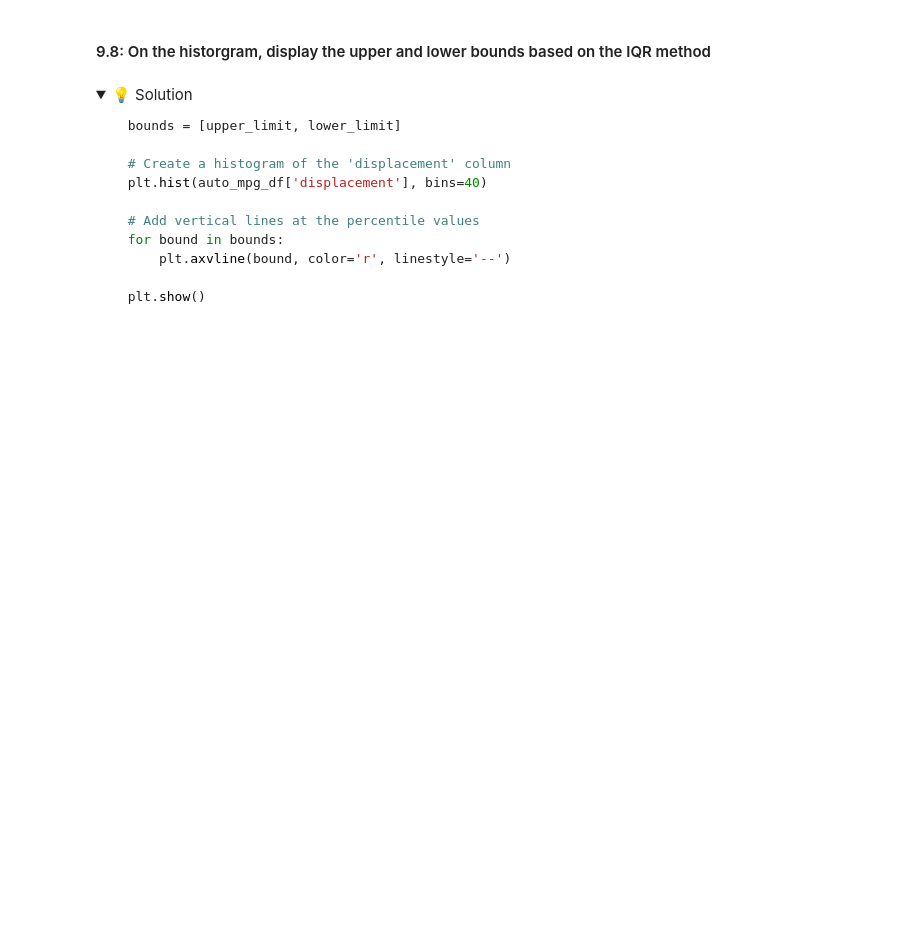
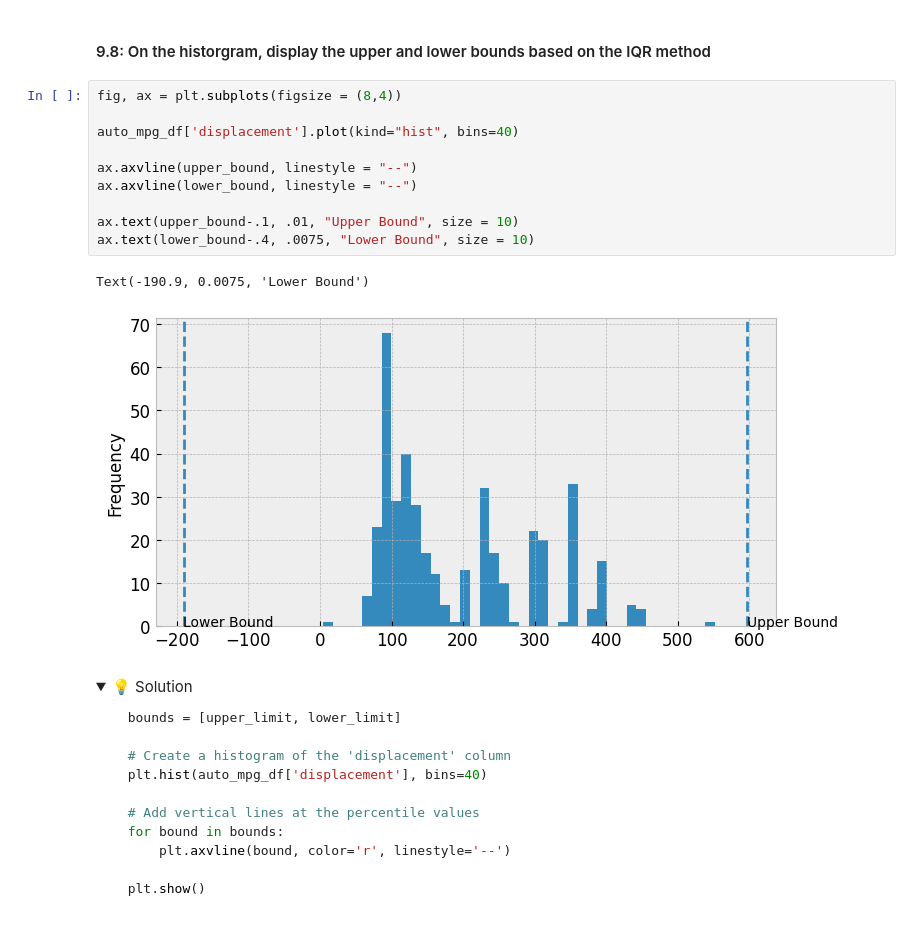
Before and after one commit to IT4063-Spring2025/exploratory-data-analysis-oyekunmo, a Jupyter notebook: notebook.ipynb, the cells around one changed output. Saved outputs shown, nothing was run; the diff lists cells and outputs as text; folded sections open; blank space fills up the shorter version.

Commit message:
9.8 On the histograme display the upper and lower bounds based on the IQR method

```diff
--- a/notebook.ipynb
+++ b/notebook.ipynb
@@ -791,6 +791,19 @@ plt.show
 </details>
 # %% [markdown]
 #### 9.8: On the historgram, display the upper and lower bounds based on the IQR method
+# %%
+fig, ax = plt.subplots(figsize = (8,4))
+
+auto_mpg_df['displacement'].plot(kind="hist", bins=40)
+
+ax.axvline(upper_bound, linestyle = "--")
+ax.axvline(lower_bound, linestyle = "--")
+
+ax.text(upper_bound-.1, .01, "Upper Bound", size = 10)
+ax.text(lower_bound-.4, .0075, "Lower Bound", size = 10)
+# %% [output]
+Text(-190.9, 0.0075, 'Lower Bound')
+[figure, added]
 # %% [markdown]
 <details>
   <summary>💡 Solution</summary>
```
